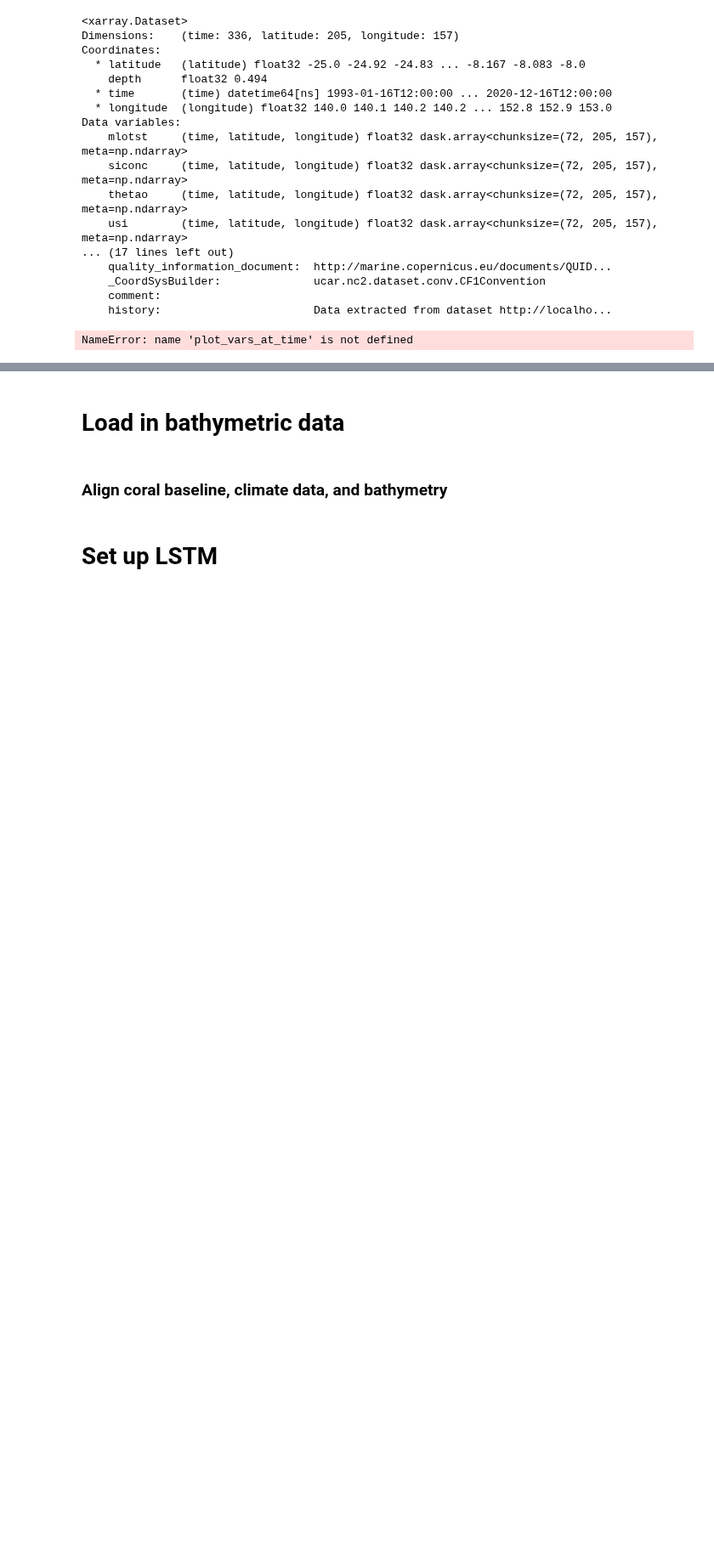
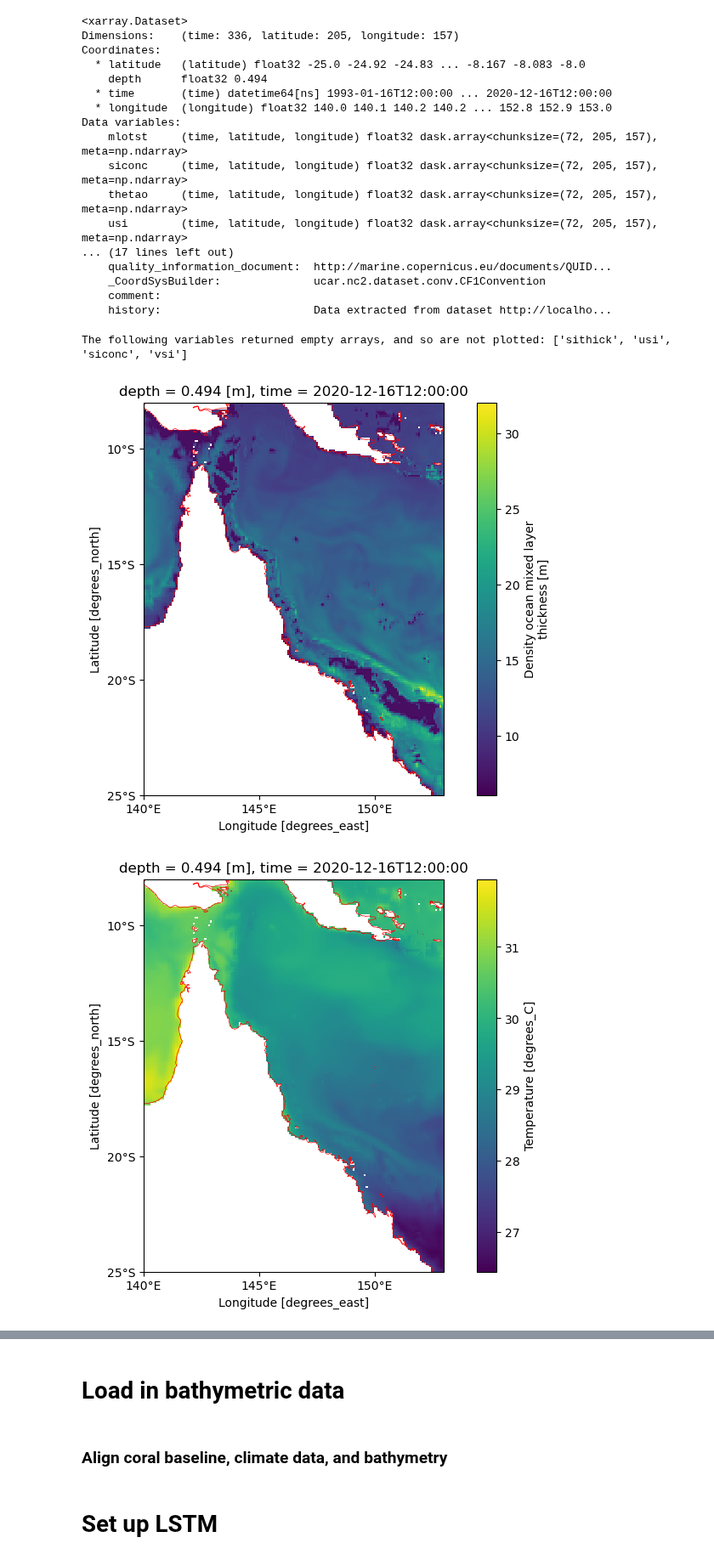
Before and after one commit to orlando-code/coralshift, a Jupyter notebook: notebooks/reef_baseline.ipynb, the cells around one changed output, grey strips where cells are left out. Shown at 85% size. Drawn from its saved outputs; the diff is of its cells as text; code cells hidden in the pictures; blank space fills up the shorter version.

```diff
--- a/notebooks/reef_baseline.ipynb
+++ b/notebooks/reef_baseline.ipynb
@@ -197,6 +199,8 @@ var_dict = {"mlotst": "ocean mixed layer thickness (sigma theta)", "siconc": "se
     "usi": "eastward sea ice velocity", "vo": "northward sea water velocity", "uo": "eastward sea water velocity",
     "so": "sea water salinity", "zos": "sea surface height above geoid"}
 # %%
-plot_vars_at_time(gor_monthly[["mlotst", "thetao"]], variable_dict=var_dict)
+spatial_plots.plot_vars_at_time(gor_monthly, variable_dict=var_dict)
 # %% [output]
-NameError: name 'plot_vars_at_time' is not defined
+The following variables returned empty arrays, and so are not plotted: ['sithick', 'usi', 'siconc', 'vsi']
+[figure, added]
+[figure, added]
```
Also changed, not shown: parts of 20 cells of this notebook.
